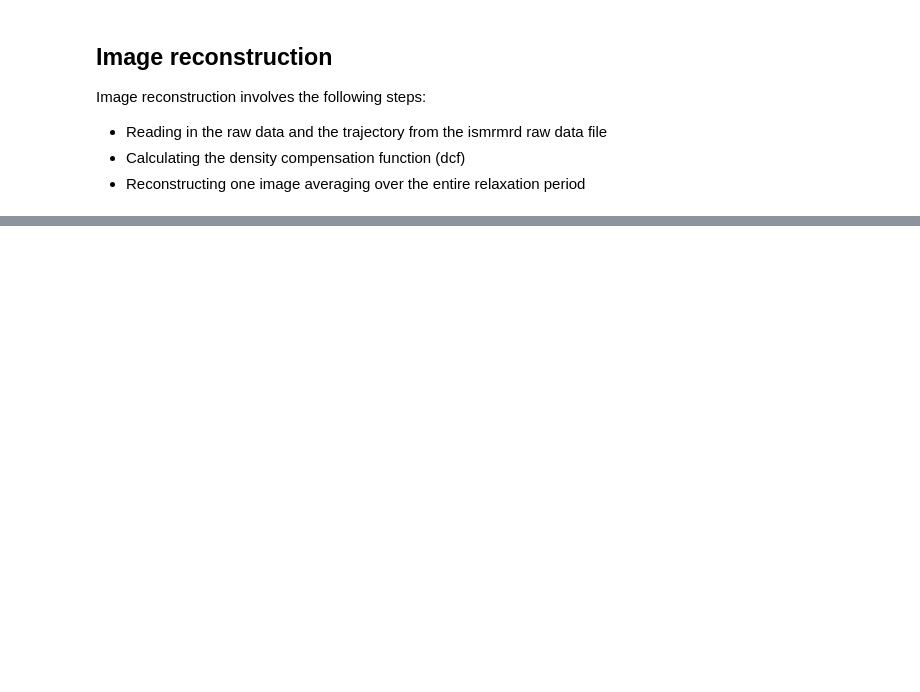
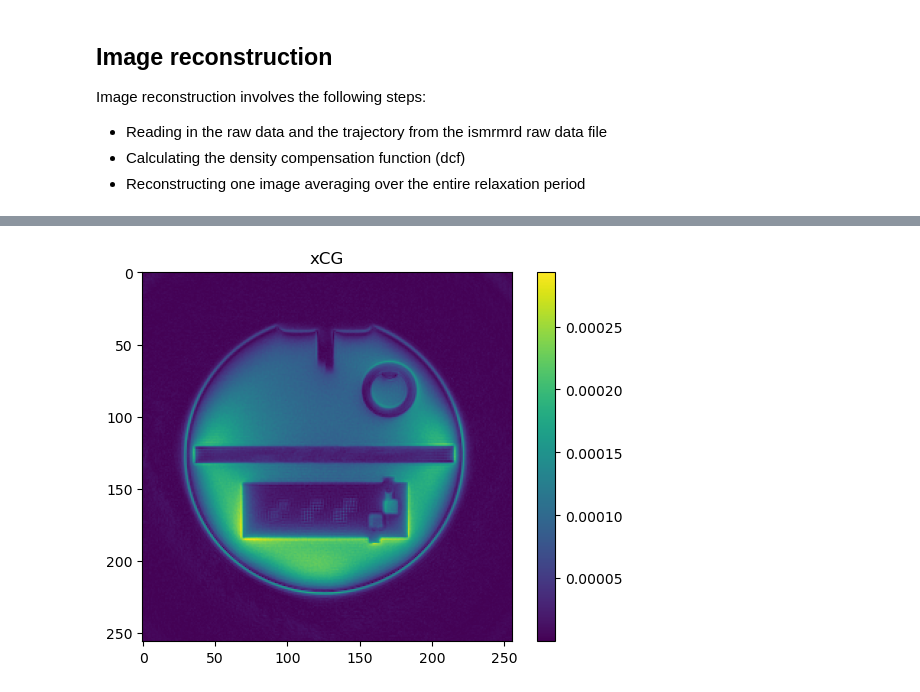
Before and after one commit to PTB-MR/mrpro, a Jupyter notebook: examples/spiral_reconstruction.ipynb, the cells around one changed output, grey strips where cells are left out. Cells and saved outputs as stored; diff of their text form; code cells hidden in the pictures; blank space fills up the shorter version.

```diff
--- a/examples/spiral_reconstruction.ipynb
+++ b/examples/spiral_reconstruction.ipynb
@@ -83,0 +102,13 @@ plt.imshow(torch.abs(img[0, 0, 0, :, :]))
+# %%
+# Apply Conjugate Gradient with N steps and visualize results
+N = 2
+b = x0
+with torch.no_grad():
+	xCG = cg(H,b,x0,N)
+
+plt.imshow(torch.abs(xCG[0, 0, 0, :, :]))
+plt.colorbar()
+plt.title('xCG')
+plt.show()
+# %% [output]
+[figure, added]
```
Also changed, not shown: parts of 7 cells of this notebook, 2 other files.
